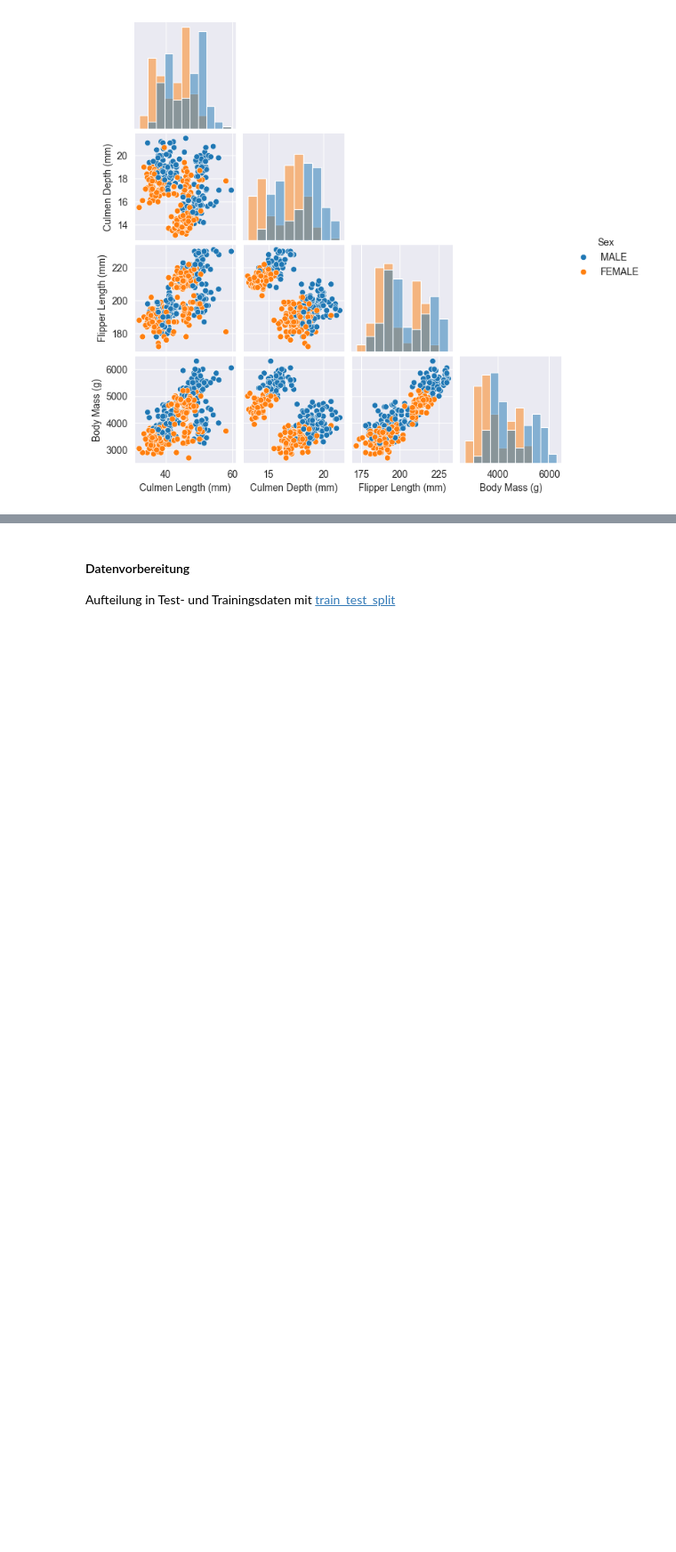
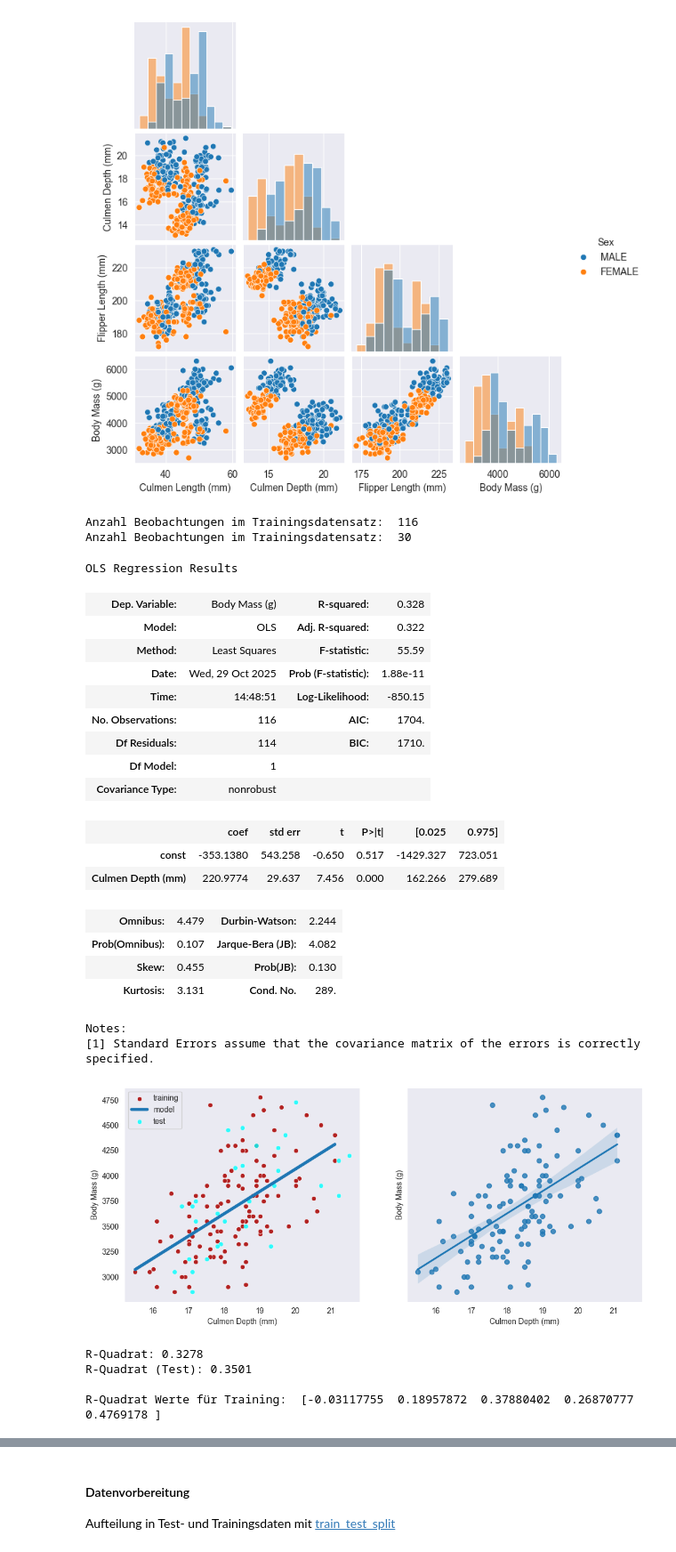
Before and after one commit to lukas3482/wahrscheinlichkeitsrechnung, a Jupyter notebook: inclass/04_regression/inClass-SimpleRegression-Student.ipynb, the cells around one changed output, grey strips where cells are left out. Shown at 89% size. Drawn from its saved outputs; the diff is of its cells as text; code cells hidden in the pictures; blank space fills up the shorter version.

```diff
--- a/inclass/04_regression/inClass-SimpleRegression-Student.ipynb
+++ b/inclass/04_regression/inClass-SimpleRegression-Student.ipynb
@@ -29,6 +29,80 @@ sea.pairplot(data=penguins, hue='Sex', corner=True, diag_kind='hist', height=1.7
 plt.show()
 # %% [output]
 [figure]
+# %%
+col = 'Culmen Depth (mm)' # gewähltes unabhängiges Merkmal
+target = 'Body Mass (g)' # abhängiges Merkmal
+
+penguin_adelie = penguins[penguins['Species'] == 'Adelie']
+
+# 80% der Daten als Trainingsdaten
+x_train, x_test, y_train, y_test = train_test_split(penguin_adelie[col], penguin_adelie[target], train_size=0.8)
+
+print('Anzahl Beobachtungen im Trainingsdatensatz: ', x_train.shape[0])
+print('Anzahl Beobachtungen im Trainingsdatensatz: ', x_test.shape[0])
+
+var = sm.add_constant(x_train,prepend=True)
+model = sm.OLS(y_train, var)
+res = model.fit()
+display(res.summary())
+
+# Vorhersage basierend auf den Testdaten
+# muss die gleiche Struktur (also mit Konstante) haben
+pred = res.predict(sm.add_constant(x_test,prepend=True))
+
+# grafische Darstellung
+fig, axs = plt.subplots(1,2,figsize=(12,5), sharex=True, sharey=True)
+cax = axs[0]
+sea.scatterplot(x=x_train, y=y_train, ax=cax, alpha=1, color='firebrick', label='training')
+sea.lineplot(x=x_train, y=res.fittedvalues, ax=cax, label='model', linewidth=4)
+sea.scatterplot(x=x_test, y=y_test, ax=cax, alpha=0.8, color='aqua', label='test')
+cax.grid()
+cax.legend()
+
+# via seaborn regplot: https://seaborn.pydata.org/generated/seaborn.regplot.html
+cax = axs[1]
+sea.regplot(x=x_train, y=y_train, ax = cax)
+cax.grid()
+plt.show()
+
+# Lineare Regression in scikit learn
+x_train_vec = x_train.values.reshape(-1,1)
+y_train_vec =  y_train.values.reshape(-1,1)
+reg = LinearRegression().fit(x_train_vec, y_train_vec)
+print('R-Quadrat: {0:.4f}'.format(reg.score(x_train_vec, y_train_vec)))
+pred = reg.predict(x_test.values.reshape(-1,1))
+print('R-Quadrat (Test): {0:.4f}\n'.format(reg.score(x_test.values.reshape(-1,1), y_test.values.reshape(-1,1))))
+
+# Cross-validation
+scores = cross_val_score(reg, x_train_vec, y_train_vec, cv=5)
+print('R-Quadrat Werte für Training: ', scores)
+# %% [output]
+Anzahl Beobachtungen im Trainingsdatensatz:  116
+Anzahl Beobachtungen im Trainingsdatensatz:  30
+OLS Regression Results
+| Dep. Variable: | Body Mass (g) | R-squared: | 0.328 |
+| Model: | OLS | Adj. R-squared: | 0.322 |
+| Method: | Least Squares | F-statistic: | 55.59 |
+| Date: | Wed, 29 Oct 2025 | Prob (F-statistic): | 1.88e-11 |
+| Time: | 14:48:51 | Log-Likelihood: | -850.15 |
+| No. Observations: | 116 | AIC: | 1704. |
+| Df Residuals: | 114 | BIC: | 1710. |
+| Df Model: | 1 |  |  |
+| Covariance Type: | nonrobust |  |  |
+|  | coef | std err | t | P>|t| | [0.025 | 0.975] |
+| const | -353.1380 | 543.258 | -0.650 | 0.517 | -1429.327 | 723.051 |
+| Culmen Depth (mm) | 220.9774 | 29.637 | 7.456 | 0.000 | 162.266 | 279.689 |
+| Omnibus: | 4.479 | Durbin-Watson: | 2.244 |
+| Prob(Omnibus): | 0.107 | Jarque-Bera (JB): | 4.082 |
+| Skew: | 0.455 | Prob(JB): | 0.130 |
+| Kurtosis: | 3.131 | Cond. No. | 289. |
+Notes:
+[1] Standard Errors assume that the covariance matrix of the errors is correctly specified.
+[figure, added]
+R-Quadrat: 0.3278
+R-Quadrat (Test): 0.3501
+
+R-Quadrat Werte für Training:  [-0.03117755  0.18957872  0.37880402  0.26870777  0.4769178 ]
 # %% [markdown]
 ### Lineare Regression
 
```
Also changed, not shown: parts of 10 cells of this notebook, 1 other file.
